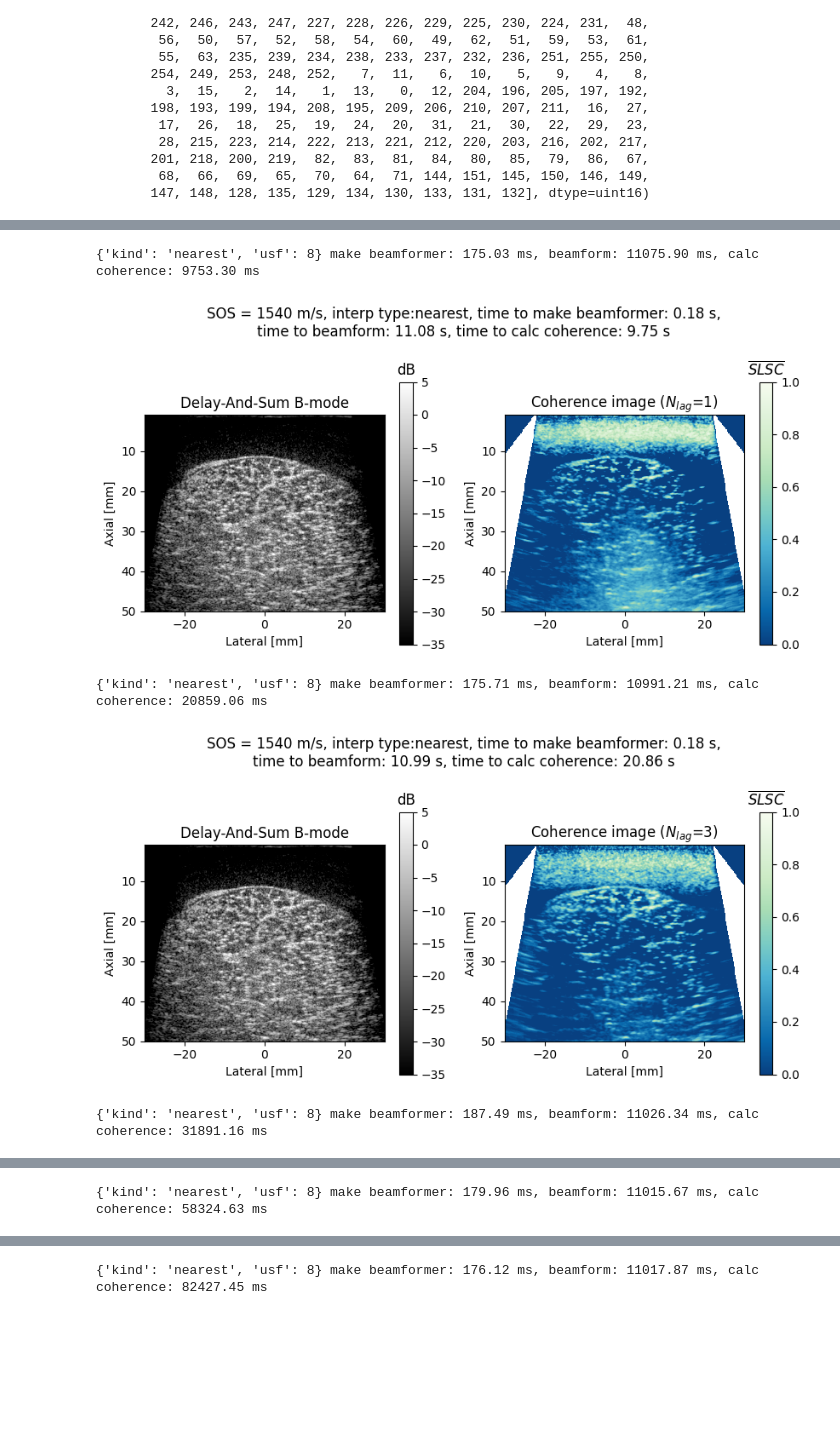
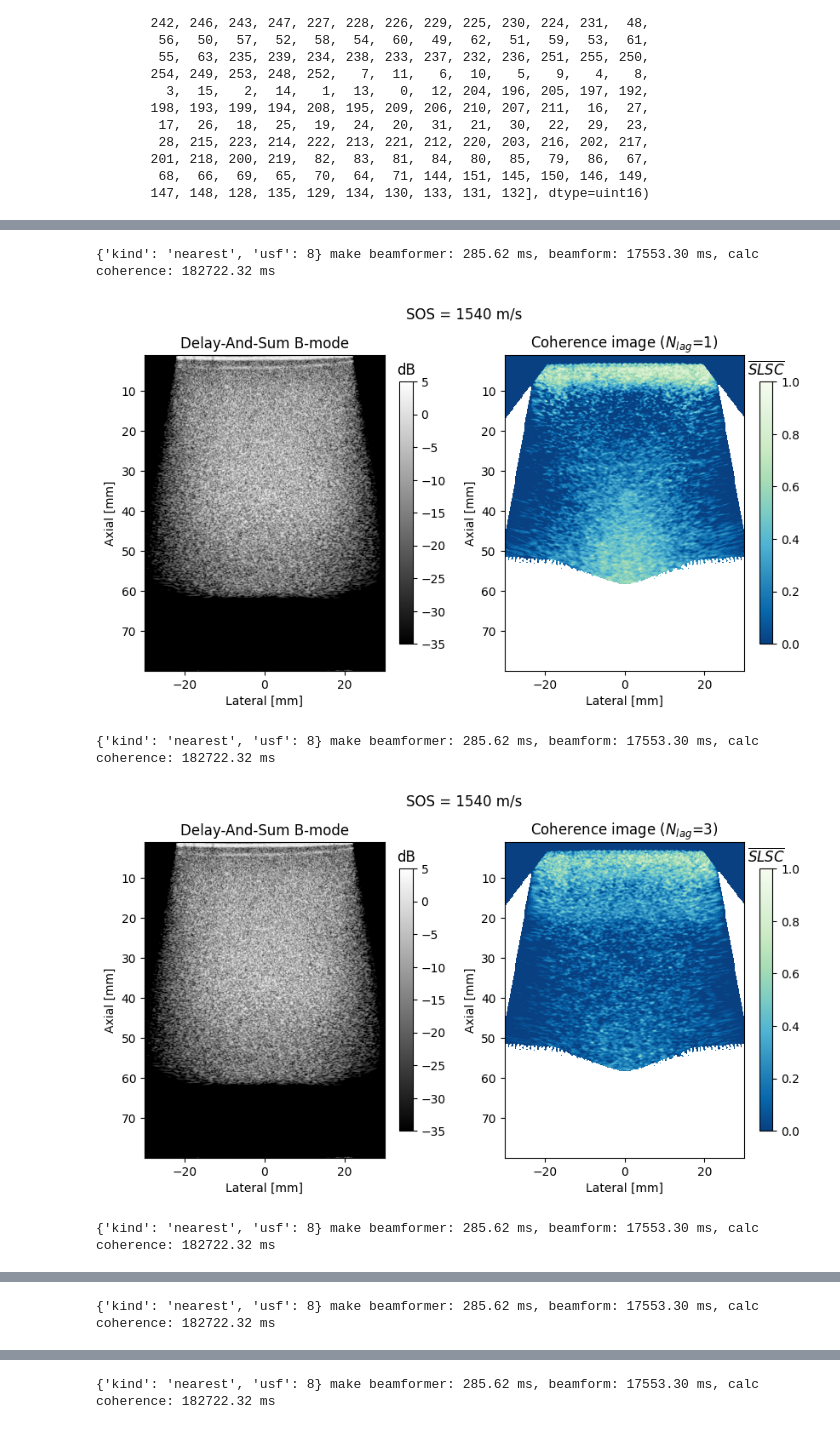
Before and after one commit to wewightman/pycbf, a Jupyter notebook: examples/develop_coherence_beamforming.ipynb, the cells around one changed output, grey strips where cells are left out. Saved outputs shown, nothing was run; the diff lists cells and outputs as text; code cells hidden in the pictures; blank space fills up the shorter version.

```diff
--- a/examples/develop_coherence_beamforming.ipynb
+++ b/examples/develop_coherence_beamforming.ipynb
@@ -39,6 +39,7 @@ path = "/fastrs/ultrasound/TIMuscle/InVivo/20230421_V001/acq_2_flex_45_musc_vl/R
 path = "/fastrs/ultrasound/TIMuscle/ExVivo/20250423_exvivo_porkchop/exvivo_warm/SSI_radius_1.00/acq_001/RawData"
 path = "/fastrs/ultrasound/TIMuscle/ExVivo/20250423_exvivo_porkchop/exvivo_warm/SSI_radius_1.00/acq_002/RawData"
 path = "/fastrs/ultrasound/TIMuscle/ExVivo/20250429_embedded_test/beef_rswei/SSI_radius_1000.00/acq_001/RawData"
+path = "/fastrs/ultrasound/TIMuscle/Phantoms/20250430_apod_test/acq_002_default/RawData"
 
 rf, dims, params = dio.verasonics_loadbmoderf(path)
 
@@ -105,7 +106,7 @@ xout, zout = tibf.make_recon_grid_by_BW_2D(
     xmin = -30E-3,
     xmax = 30E-3,
     zmin = 1E-3,
-    zmax = 50E-3
+    zmax = 80E-3
 )
 
 dz = zout[1]-zout[0]
@@ -121,11 +122,16 @@ tautx, taurx, apodtx, apodrx = tibf.make_tabs_and_apods_pw_2D(
     fnum=0.66
 )
 
+apodrx[9] = 0
+apodrx[19] = 0
+apodrx[39] = 0
+apodrx[171] = 0
+
 apodrx_coherence = apodrx.reshape(-1, len(xout), len(zout))
 # %%
 interps = [dict(kind='cubic'), dict(kind='nearest',usf=1), dict(kind='nearest',usf=2), dict(kind='nearest',usf=4), dict(kind='nearest',usf=8), dict(kind='nearest',usf=16)]
-
 interps = [dict(kind='cubic'), dict(kind='nearest',usf=8)]
+# interps = [dict(kind='nearest',usf=8)]
 
 nlag = 10
 subset = np.ascontiguousarray(rf[:,0,:,:].transpose(1, 0, 2))
@@ -178,7 +184,7 @@ for interp in interps:
     plt.colorbar(pltim, ax=ax, shrink=0.8).ax.set_title("$\\overline{SLSC}$")
 
     env = np.abs(hilbert(np.sum(im, axis=0), axis=-1)).T
-    logged = 20 * np.log10(env/np.percentile(env, 99))
+    logged = 20 * np.log10(env/np.nanpercentile(env, 99))
 
     ax = axes[0]
     pltim = ax.imshow(logged, vmin=-35, vmax=5, cmap='gray', extent=ex_axlat)
@@ -202,9 +208,8 @@ interps = [dict(kind='nearest',usf=8)]
 
 subset = np.ascontiguousarray(rf[:,0,:,:].transpose(1, 0, 2))
 
-for nlag in [1, 3, 5, 10, 15, 20]:
-    for interp in interps:
-
+for interp in interps:
+    for nlag in [20]:
         t1 = time()
         bmfrm = CPUCoherenceBeamformer(
             tautx=tautx,
@@ -220,7 +225,7 @@ for nlag in [1, 3, 5, 10, 15, 20]:
         t2 = time()
         im = bmfrm(subset).reshape(-1,len(xout), len(zout))
         t3 = time()
-        locpeak = np.zeros((1+xout.size//dsfx, 1+zout.size//dsfz))
+        locpeak = np.zeros((1+xout.size//dsfx, 1+zout.size//dsfz, nlag))
         for ix in tqdm(range(0, xout.size, dsfx), leave=False):
             for iz in range(0, zout.size, dsfz):
                 izmin = np.max([0, iz-nkern])
@@ -230,43 +235,43 @@ for nlag in [1, 3, 5, 10, 15, 20]:
                 elesel = np.sum(mask, axis=-1) == mask.shape[-1]
 
                 if np.sum(elesel) < nlag+1: continue
 
                 channels = im[elesel,ix,izmin:izmax]
 
-                for lag in np.arange(1, nlag+1, dtype=int):
-                    locpeak[ix//dsfx,iz//dsfz] += calc_lagn_coherence(channels.T, lag)/nlag
+                for ilag, lag in enumerate(np.arange(1, nlag+1, dtype=int)):
+                    locpeak[ix//dsfx,iz//dsfz, ilag] = calc_lagn_coherence(channels.T, lag)
         t4 = time()
+        del bmfrm
 
-        description = f"SOS = {sospeak:0.00f} m/s, interp type:{interp['kind']}, time to make beamformer: {(t2-t1):0.02f} s,\ntime to beamform: {(t3-t2):0.02f} s, time to calc coherence: {(t4-t3):0.02f} s"
+    for nlag in [1, 3, 5, 10, 15, 20]:
+        description = f"SOS = {sospeak:0.00f} m/s"
         print(interp, f"make beamformer: {1000*(t2-t1):0.02f} ms, beamform: {1000*(t3-t2):0.02f} ms, calc coherence: {1000*(t4-t3):0.02f} ms")
 
         ex_axlat = 1E3*np.array([xout[0], xout[-1], zout[-1], zout[0]])
 
         fig, axes = plt.subplots(1, 2)
         fig.set_size_inches(10, 5)
         ax = axes[1]
-        pltim = ax.imshow(locpeak.T, cmap='GnBu_r', extent=ex_axlat, vmin=-0.0, vmax=1)
+        pltim = ax.imshow(np.mean(locpeak[:,:,:nlag], axis=-1).T, cmap='GnBu_r', extent=ex_axlat, vmin=-0.0, vmax=1)
         ax.set_ylabel("Axial [mm]")
         ax.set_xlabel("Lateral [mm]")
         ax.set_title(f"Coherence image ($N_{{lag}}$={nlag})")
         plt.colorbar(pltim, ax=ax, shrink=0.8).ax.set_title("$\\overline{SLSC}$")
 
-        env = np.abs(hilbert(np.sum(im, axis=0), axis=-1)).T
-        logged = 20 * np.log10(env/np.percentile(env, 99))
+        env = np.abs(hilbert(np.nansum(im, axis=0), axis=-1)).T
+        logged = 20 * np.log10(env/np.nanpercentile(env, 99))
 
         ax = axes[0]
         pltim = ax.imshow(logged, vmin=-35, vmax=5, cmap='gray', extent=ex_axlat)
         ax.set_ylabel("Axial [mm]")
         ax.set_xlabel("Lateral [mm]")
         ax.set_title("Delay-And-Sum B-mode")
         plt.colorbar(pltim, ax=ax, shrink=0.8).ax.set_title("dB")
         fig.suptitle(description)
         plt.show()
-
-        del bmfrm
 # %% [output]
-{'kind': 'nearest', 'usf': 8} make beamformer: 175.03 ms, beamform: 11075.90 ms, calc coherence: 9753.30 ms
+{'kind': 'nearest', 'usf': 8} make beamformer: 285.62 ms, beamform: 17553.30 ms, calc coherence: 182722.32 ms
-[figure, old version]
+[figure, new version]
-{'kind': 'nearest', 'usf': 8} make beamformer: 175.71 ms, beamform: 10991.21 ms, calc coherence: 20859.06 ms
+{'kind': 'nearest', 'usf': 8} make beamformer: 285.62 ms, beamform: 17553.30 ms, calc coherence: 182722.32 ms
-[figure, old version]
+[figure, new version]
-{'kind': 'nearest', 'usf': 8} make beamformer: 187.49 ms, beamform: 11026.34 ms, calc coherence: 31891.16 ms
+{'kind': 'nearest', 'usf': 8} make beamformer: 285.62 ms, beamform: 17553.30 ms, calc coherence: 182722.32 ms
@@ -274 +279 @@ for nlag in [1, 3, 5, 10, 15, 20]:
-{'kind': 'nearest', 'usf': 8} make beamformer: 179.96 ms, beamform: 11015.67 ms, calc coherence: 58324.63 ms
+{'kind': 'nearest', 'usf': 8} make beamformer: 285.62 ms, beamform: 17553.30 ms, calc coherence: 182722.32 ms
@@ -276 +281 @@ for nlag in [1, 3, 5, 10, 15, 20]:
-{'kind': 'nearest', 'usf': 8} make beamformer: 176.12 ms, beamform: 11017.87 ms, calc coherence: 82427.45 ms
+{'kind': 'nearest', 'usf': 8} make beamformer: 285.62 ms, beamform: 17553.30 ms, calc coherence: 182722.32 ms
```
Also changed, not shown: parts of 5 cells of this notebook.
